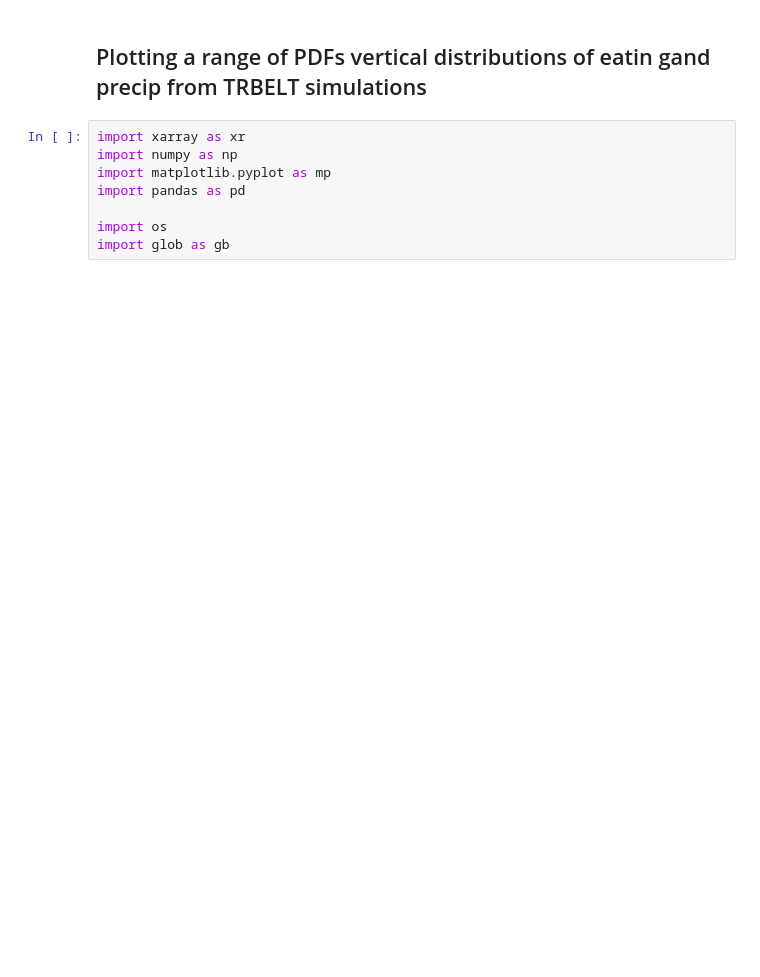
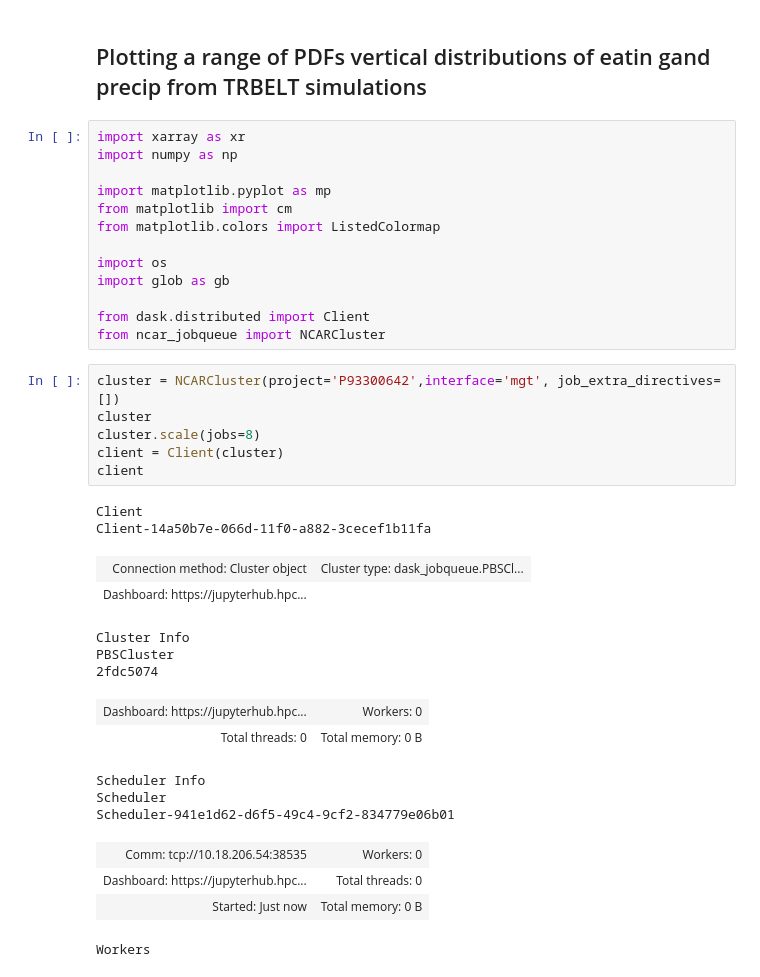
Before and after one commit to swrneale/python-scripts, a Jupyter notebook: zm_dev/heating_profiles_PDF.ipynb, the cells around one changed output. Drawn from its saved outputs; the diff is of its cells as text; blank space fills up the shorter version.

```diff
--- a/zm_dev/heating_profiles_PDF.ipynb
+++ b/zm_dev/heating_profiles_PDF.ipynb
@@ -3,11 +3,39 @@
 # %%
 import xarray as xr
 import numpy as np
+
 import matplotlib.pyplot as mp
-import pandas as pd
+from matplotlib import cm
+from matplotlib.colors import ListedColormap
 
 import os
 import glob as gb
+
+from dask.distributed import Client
+from ncar_jobqueue import NCARCluster
+# %%
+cluster = NCARCluster(project='P93300642',interface='mgt', job_extra_directives=[])
+cluster
+cluster.scale(jobs=8)
+client = Client(cluster)
+client
+# %% [output]
+Client
+Client-14a50b7e-066d-11f0-a882-3cecef1b11fa
+| Connection method: Cluster object | Cluster type: dask_jobqueue.PBSCl... |
+| Dashboard: https://jupyterhub.hpc... |  |
+Cluster Info
+PBSCluster
+2fdc5074
+| Dashboard: https://jupyterhub.hpc... | Workers: 0 |
+| Total threads: 0 | Total memory: 0 B |
+Scheduler Info
+Scheduler
+Scheduler-941e1d62-d6f5-49c4-9cf2-834779e06b01
+| Comm: tcp://10.18.206.54:38535 | Workers: 0 |
+| Dashboard: https://jupyterhub.hpc... | Total threads: 0 |
+| Started: Just now | Total memory: 0 B |
+Workers
 # %%
 dir0 = '/glade/derecho/scratch/rneale/archive/'
 
```
Also changed, not shown: parts of 3 cells of this notebook, 8 other files.
